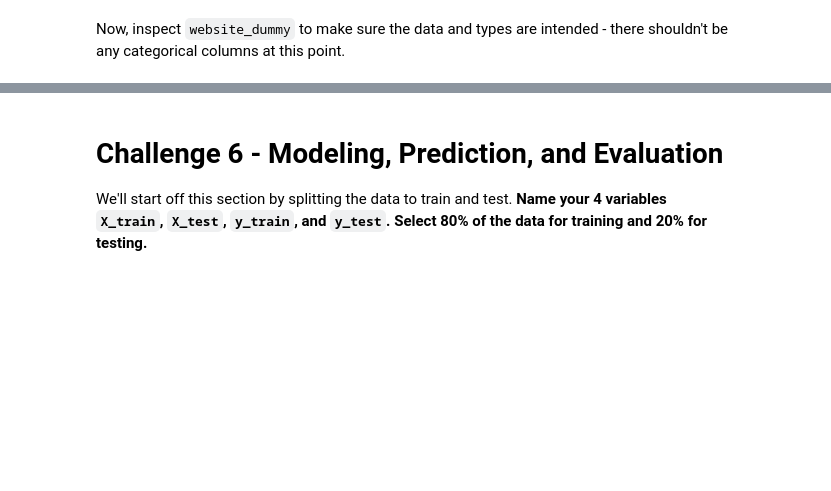
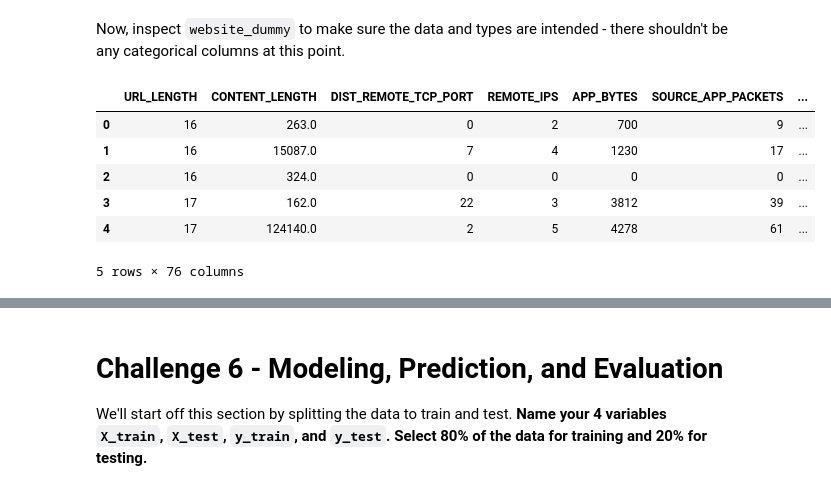
Before and after one commit to Ironhack-Data-Madrid-Octubre-2021/lab-supervised-learning, a Jupyter notebook: your-code/main.ipynb, the cells around one changed output, grey strips where cells are left out. Drawn from its saved outputs; the diff is of its cells as text; code cells hidden in the pictures; blank space fills up the shorter version.

```diff
--- a/your-code/main.ipynb
+++ b/your-code/main.ipynb
@@ -414,2 +496,4 @@ Now print the `dtypes` of the data again. Besides `WHOIS_COUNTRY` which we alrea
+# %%
+websites.drop(['URL'], axis=1, inplace=True)
 # %% [markdown]
 #### Print the unique value counts of `CHARSET`. You see there are only a few unique values. So we can keep it as it is.
@@ -428,3 +534,15 @@ Now print the `dtypes` of the data again. Besides `WHOIS_COUNTRY` which we alrea
+# %%
+import re
+def clean_server(x):
+    diccionario = {"Microsoft":re.search(".*[Mm](icrosoft|ICROSOFT).*",str(x)),
+                   "Apache":re.search(".*[Aa](pache|PACHE).*",str(x)),
+                   "ngix":re.search(".*[Nn](ginx|GINX).*",str(x))}
+    for key,values in diccionario.items():
+        if values:
+            return key
+    return 'Other'
+# %%
+websites['SERVER'] = websites.SERVER.apply(clean_server)
 # %% [markdown]
 Although there are so many unique values in the `SERVER` column, there are actually only 3 main server types: `Microsoft`, `Apache`, and `nginx`. Just check if each `SERVER` value contains any of those server types and re-label them. For `SERVER` values that don't contain any of those substrings, label with `Other`.
 
@@ -440,2 +564,4 @@ OK, all our categorical data are fixed now. **Let's convert them to ordinal data
+# %%
+websites_dummy = pd.get_dummies(websites, drop_first=True)
 # %% [markdown]
 Now, inspect `website_dummy` to make sure the data and types are intended - there shouldn't be any categorical columns at this point.
@@ -443,0 +568,10 @@ Now, inspect `website_dummy` to make sure the data and types are intended - ther
+# %%
+websites_dummy.head()
+# %% [output]
+|  | URL_LENGTH | CONTENT_LENGTH | DIST_REMOTE_TCP_PORT | REMOTE_IPS | APP_BYTES | SOURCE_APP_PACKETS | ... |
+| 0 | 16 | 263.0 | 0 | 2 | 700 | 9 | ... |
+| 1 | 16 | 15087.0 | 7 | 4 | 1230 | 17 | ... |
+| 2 | 16 | 324.0 | 0 | 0 | 0 | 0 | ... |
+| 3 | 17 | 162.0 | 22 | 3 | 3812 | 39 | ... |
+| 4 | 17 | 124140.0 | 2 | 5 | 4278 | 61 | ... |
+5 rows × 76 columns
```
Also changed, not shown: parts of 70 cells of this notebook.
